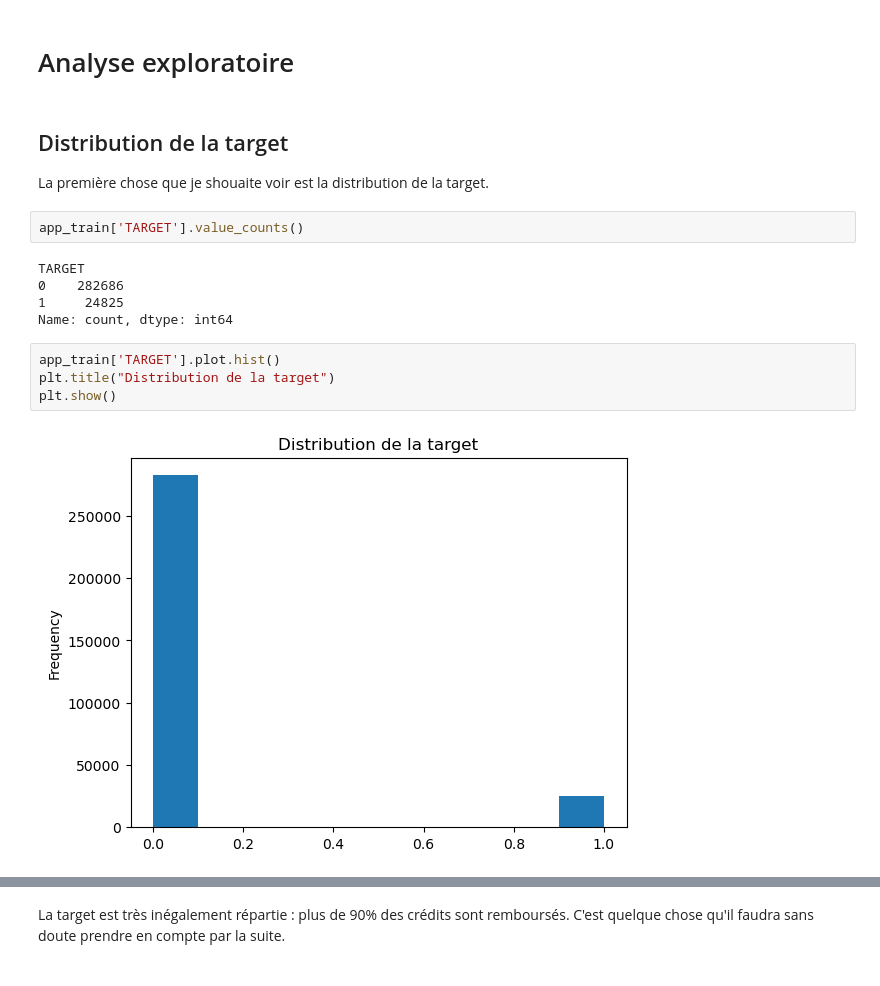
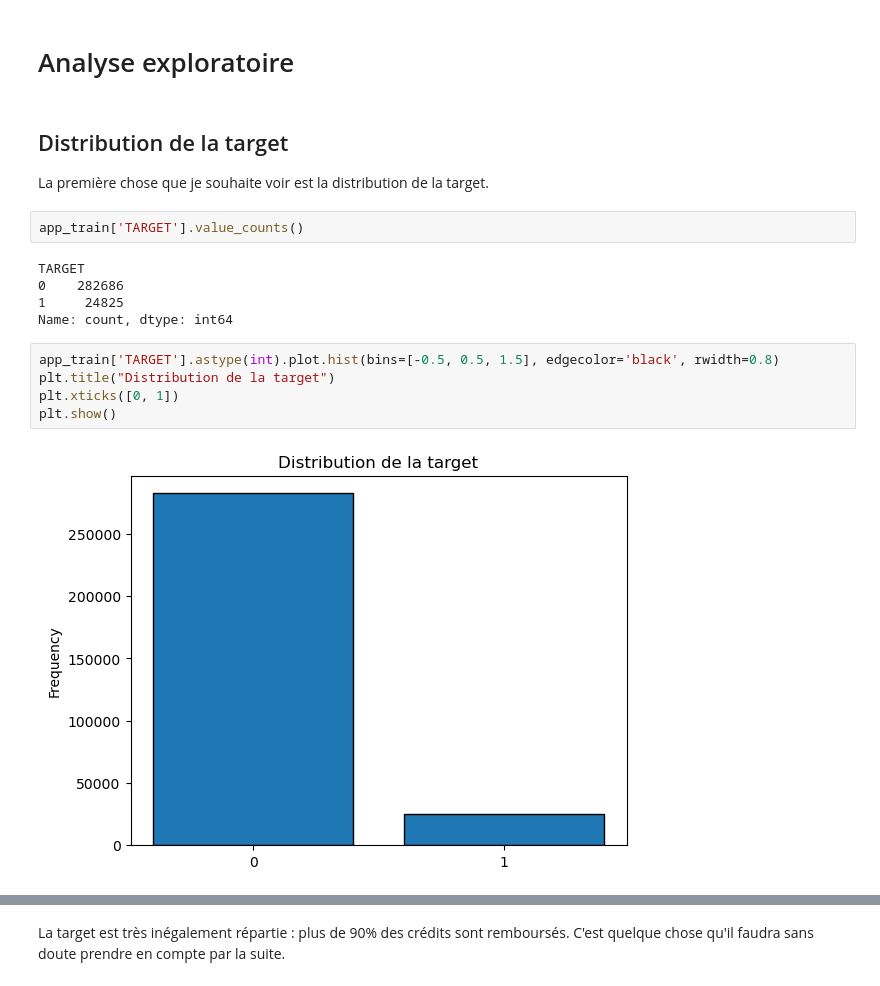
Before and after one commit to ludovicchmz/OpenClassrooms-DataScientist-Projet7, a Jupyter notebook: Chaumaz_Ludovic_2_notebook_préparation_102025.ipynb, the cells around one changed output, grey strips where cells are left out. Drawn from its saved outputs; the diff is of its cells as text.

```diff
--- a/Chaumaz_Ludovic_2_notebook_préparation_102025.ipynb
+++ b/Chaumaz_Ludovic_2_notebook_préparation_102025.ipynb
@@ -174,7 +174,7 @@ memory usage: 830.4 MB
 # Analyse exploratoire
 # %% [markdown]
 ## Distribution de la target
-La première chose que je shouaite voir est la distribution de la target.
+La première chose que je souhaite voir est la distribution de la target.
 # %%
 app_train['TARGET'].value_counts()
 # %% [output]
@@ -183,9 +183,10 @@ TARGET
 1     24825
 Name: count, dtype: int64
 # %%
-app_train['TARGET'].plot.hist()
+app_train['TARGET'].astype(int).plot.hist(bins=[-0.5, 0.5, 1.5], edgecolor='black', rwidth=0.8)
 plt.title("Distribution de la target")
+plt.xticks([0, 1])
 plt.show()
 # %% [output]
-[figure, old version]
+[figure, new version]
 # %%
```
Also changed, not shown: parts of 30 cells of this notebook, 7 other files.
